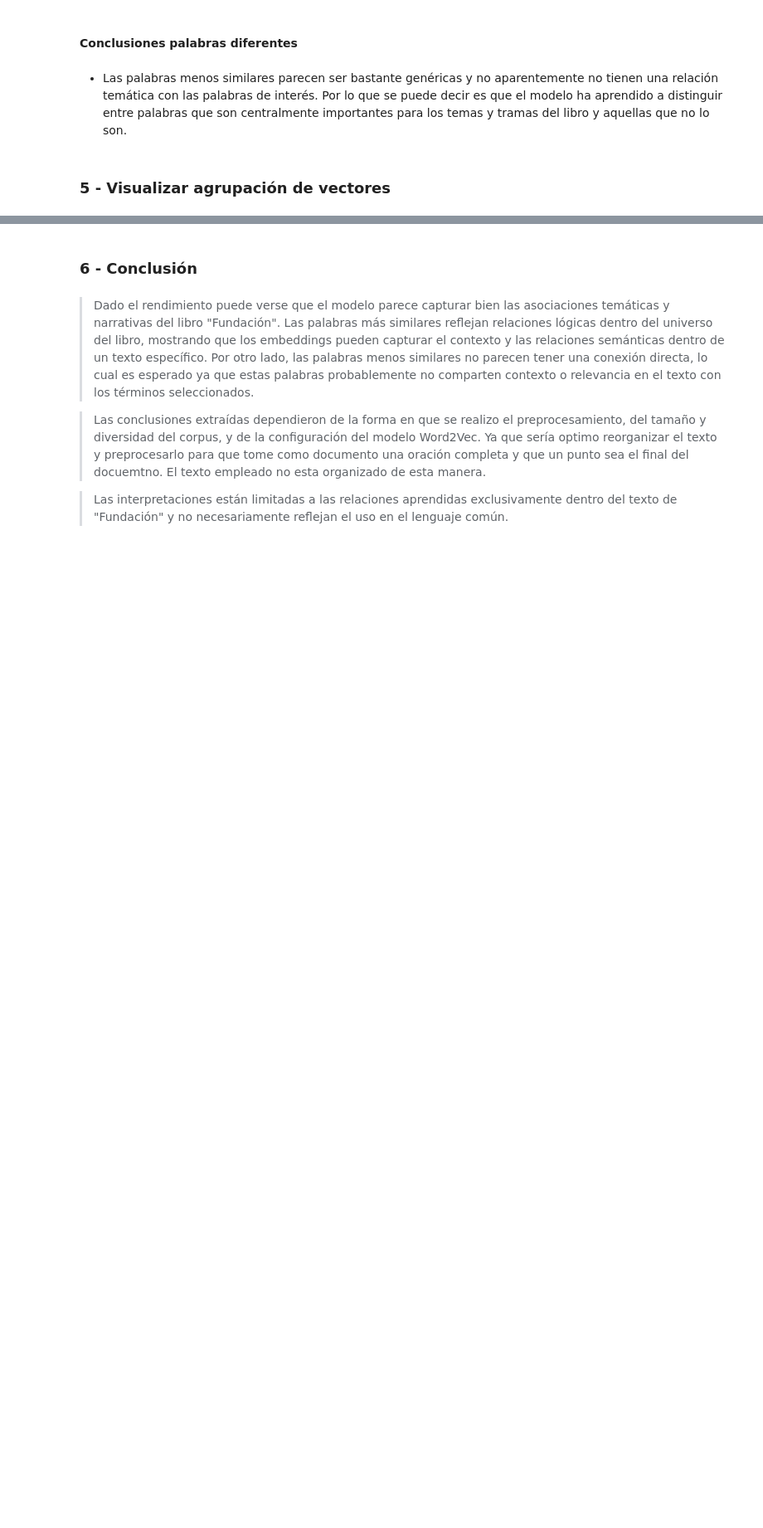
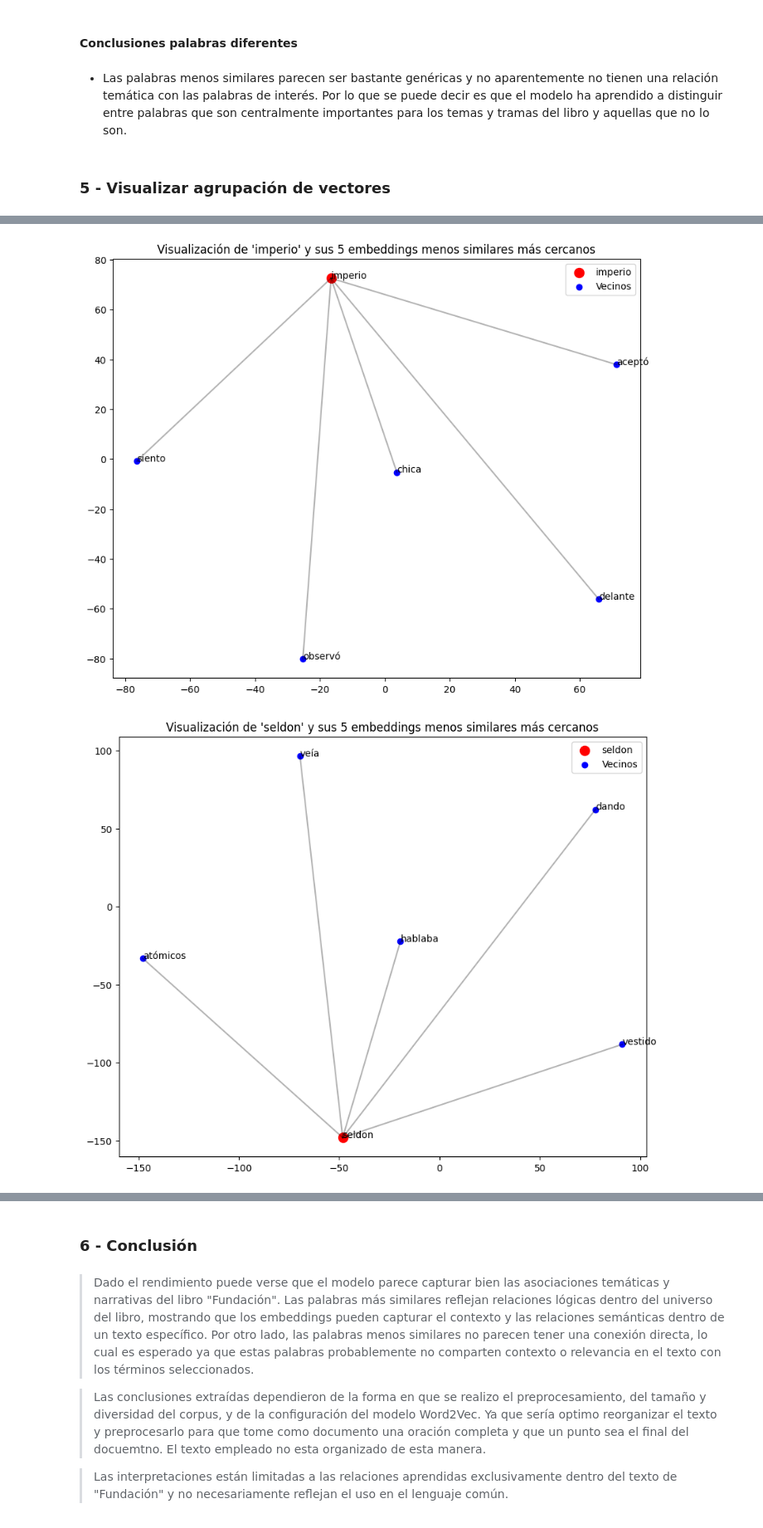
Before and after one commit to jorgeceferinovaldez/procesamiento_lenguaje_natural, a Jupyter notebook: desafio_2/desafio_2.ipynb, the cells around one changed output, grey strips where cells are left out. Shown at 83% size. Drawn from its saved outputs; the diff is of its cells as text; code cells hidden in the pictures; blank space fills up the shorter version.

```diff
--- a/desafio_2/desafio_2.ipynb
+++ b/desafio_2/desafio_2.ipynb
@@ -399,0 +468,15 @@ with open("labels.tsv", "w") as fp:
+# %%
+# Grafico las siguientes palabras y sus 5 embdeddings menos similares más cercanos
+reducir_y_graficar(w2v_model, 'imperio', similares=False)
+reducir_y_graficar(w2v_model, 'seldon', similares=False)
+reducir_y_graficar(w2v_model, 'gaal', similares=False)
+reducir_y_graficar(w2v_model, 'fundación', similares=False)
+reducir_y_graficar(w2v_model, 'psicohistoria', similares=False)
+reducir_y_graficar(w2v_model, 'enciclopedia', similares=False)
+reducir_y_graficar(w2v_model, 'mulo', similares=False)
+reducir_y_graficar(w2v_model, 'términus', similares=False)
+reducir_y_graficar(w2v_model, 'imperial', similares=False)
+reducir_y_graficar(w2v_model, 'trántor', similares=False)
+# %% [output]
+[figure, added]
+[figure, added]
```
Also changed, not shown: parts of 27 cells of this notebook, 1 other file.
